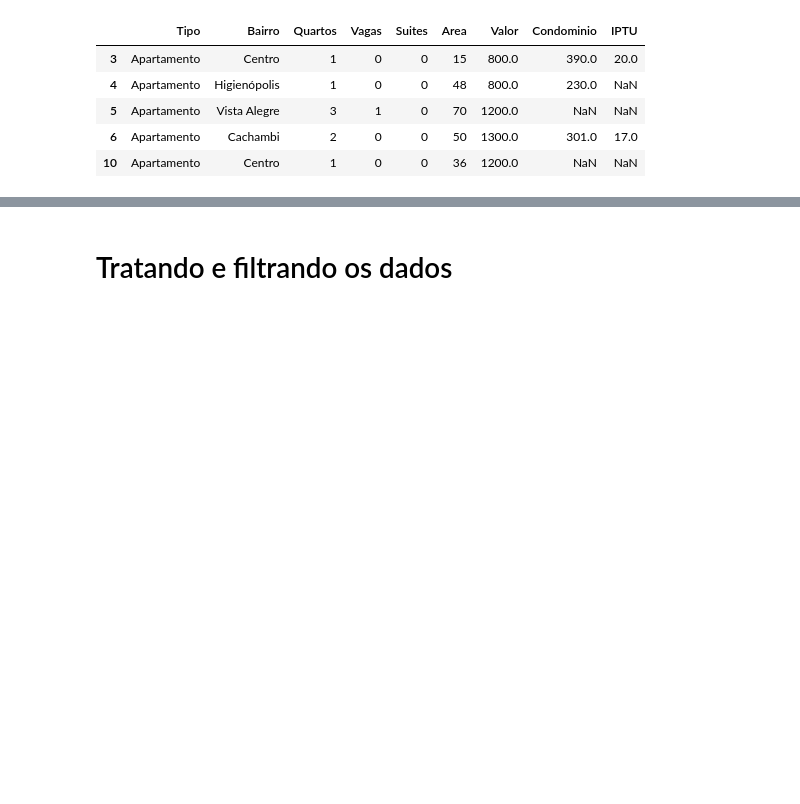
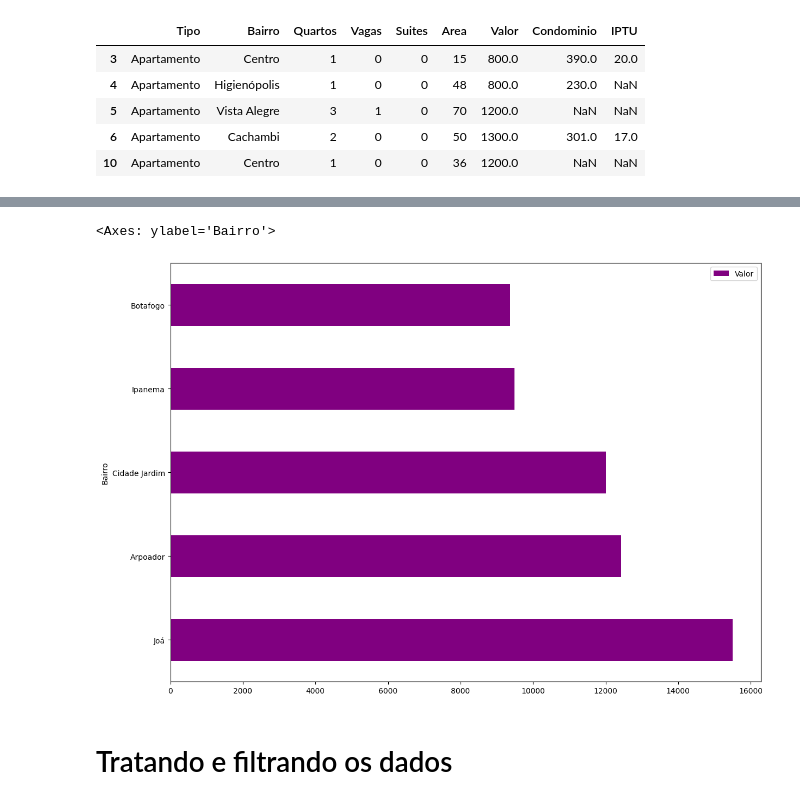
Before and after one commit to tecStudent/alura-pandas, a Jupyter notebook: 1_conhecendo_biblioteca/notebook_inicial.ipynb, the cells around one changed output, grey strips where cells are left out. Saved outputs shown, nothing was run; the diff lists cells and outputs as text; code cells hidden in the pictures; blank space fills up the shorter version.

```diff
--- a/1_conhecendo_biblioteca/notebook_inicial.ipynb
+++ b/1_conhecendo_biblioteca/notebook_inicial.ipynb
@@ -357,3 +392,9 @@ df.head()
+# %%
+df_media_bairro_elevados = df.groupby('Bairro')[['Valor']].mean().sort_values('Valor',ascending=False).head(5)
+df_media_bairro_elevados.plot(kind='barh',figsize=(14,10),color='purple')
+# %% [output]
+<Axes: ylabel='Bairro'>
+[figure, added]
 # %% [markdown]
 # Tratando e filtrando os dados
 # %% [markdown]
```
Also changed, not shown: parts of 4 cells of this notebook.
